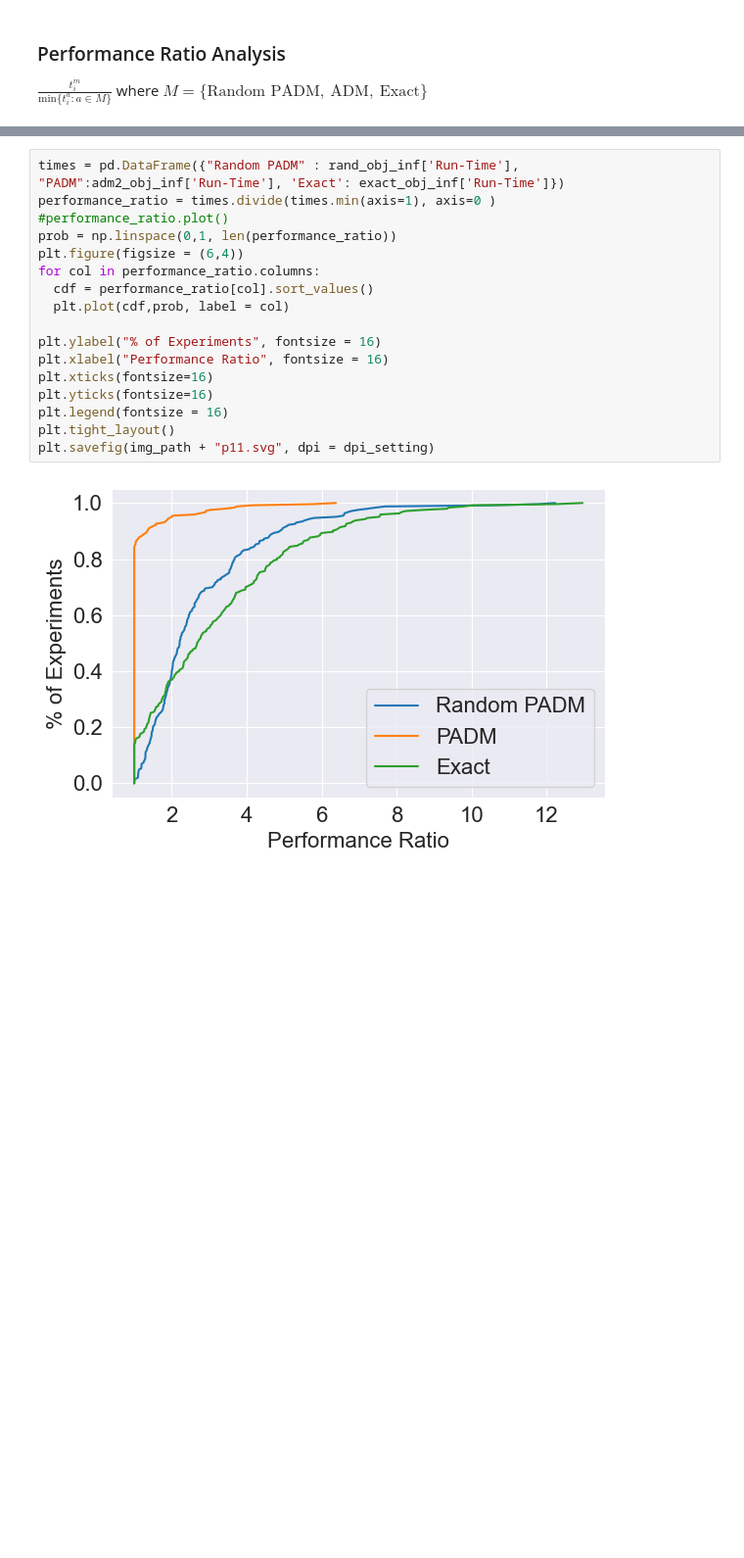
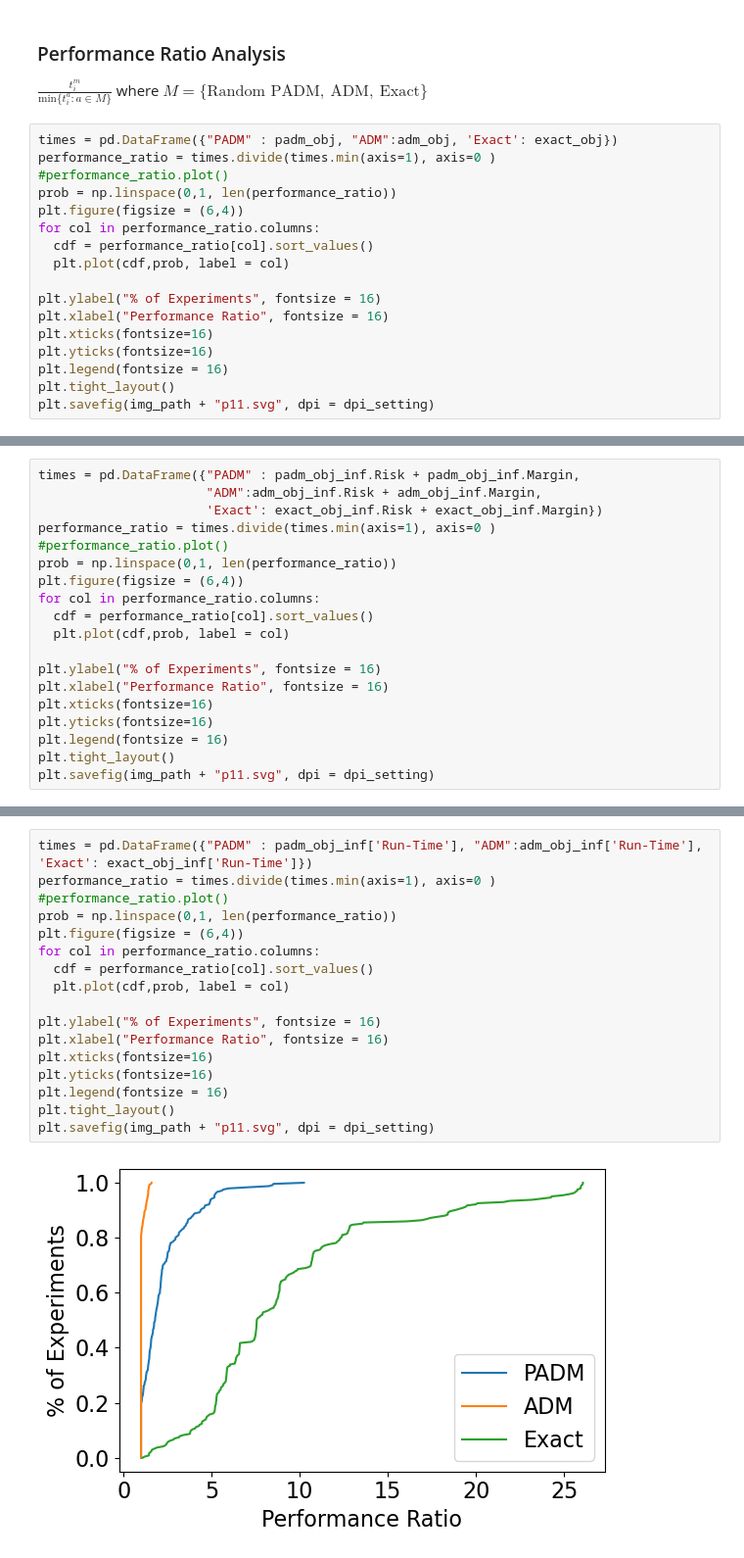
Before and after one commit to davidislip/integrated-svm-mvo, a Jupyter notebook: 4.0 Results.ipynb, the cells around one changed output, grey strips where cells are left out. Shown: that part at 98% size. Cells and saved outputs as stored; diff of their text form; blank space fills up the shorter version.

```diff
--- a/4.0 Results.ipynb
+++ b/4.0 Results.ipynb
@@ -326,3 +354,20 @@ plt.savefig(img_path + "p10.svg", dpi = dpi_setting)
 # %% [markdown]
 ### Performance Ratio Analysis
 $\frac{t_i^{m}}{\text{min} \{t_i^a: a \in M \} }$ where $M = \{ \text{Random PADM},\  \text{ADM},\  \text{Exact}\}$
+# %%
+times = pd.DataFrame({"PADM" : padm_obj, "ADM":adm_obj, 'Exact': exact_obj})
+performance_ratio = times.divide(times.min(axis=1), axis=0 )
+#performance_ratio.plot()
+prob = np.linspace(0,1, len(performance_ratio))
+plt.figure(figsize = (6,4))
+for col in performance_ratio.columns:
+  cdf = performance_ratio[col].sort_values()
+  plt.plot(cdf,prob, label = col)
+
+plt.ylabel("% of Experiments", fontsize = 16)
+plt.xlabel("Performance Ratio", fontsize = 16)
+plt.xticks(fontsize=16)
+plt.yticks(fontsize=16)
+plt.legend(fontsize = 16)
+plt.tight_layout()
+plt.savefig(img_path + "p11.svg", dpi = dpi_setting)
@@ -328,0 +376,19 @@ $\frac{t_i^{m}}{\text{min} \{t_i^a: a \in M \} }$ where $M = \{ \text{Random PAD
+# %%
+times = pd.DataFrame({"PADM" : padm_obj_inf.Risk + padm_obj_inf.Margin,
+                      "ADM":adm_obj_inf.Risk + adm_obj_inf.Margin,
+                      'Exact': exact_obj_inf.Risk + exact_obj_inf.Margin})
+performance_ratio = times.divide(times.min(axis=1), axis=0 )
+#performance_ratio.plot()
+prob = np.linspace(0,1, len(performance_ratio))
+plt.figure(figsize = (6,4))
+for col in performance_ratio.columns:
+  cdf = performance_ratio[col].sort_values()
+  plt.plot(cdf,prob, label = col)
+
+plt.ylabel("% of Experiments", fontsize = 16)
+plt.xlabel("Performance Ratio", fontsize = 16)
+plt.xticks(fontsize=16)
+plt.yticks(fontsize=16)
+plt.legend(fontsize = 16)
+plt.tight_layout()
+plt.savefig(img_path + "p11.svg", dpi = dpi_setting)
@@ -329,19 +417,19 @@ $\frac{t_i^{m}}{\text{min} \{t_i^a: a \in M \} }$ where $M = \{ \text{Random PAD
 # %%
-times = pd.DataFrame({"Random PADM" : rand_obj_inf['Run-Time'], "PADM":adm2_obj_inf['Run-Time'], 'Exact': exact_obj_inf['Run-Time']})
+times = pd.DataFrame({"PADM" : padm_obj_inf['Run-Time'], "ADM":adm_obj_inf['Run-Time'], 'Exact': exact_obj_inf['Run-Time']})
 performance_ratio = times.divide(times.min(axis=1), axis=0 )
 #performance_ratio.plot()
 prob = np.linspace(0,1, len(performance_ratio))
 plt.figure(figsize = (6,4))
 for col in performance_ratio.columns:
   cdf = performance_ratio[col].sort_values()
   plt.plot(cdf,prob, label = col)
 
 plt.ylabel("% of Experiments", fontsize = 16)
 plt.xlabel("Performance Ratio", fontsize = 16)
 plt.xticks(fontsize=16)
 plt.yticks(fontsize=16)
 plt.legend(fontsize = 16)
 plt.tight_layout()
 plt.savefig(img_path + "p11.svg", dpi = dpi_setting)
 # %% [output]
-[figure, old version]
+[figure, new version]
```
Also changed, not shown: parts of 28 cells of this notebook, 9 other files.
